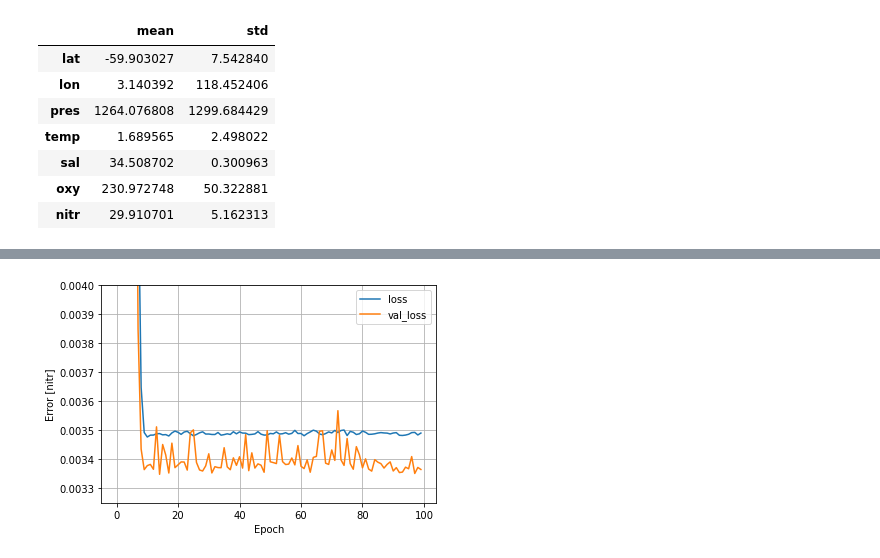
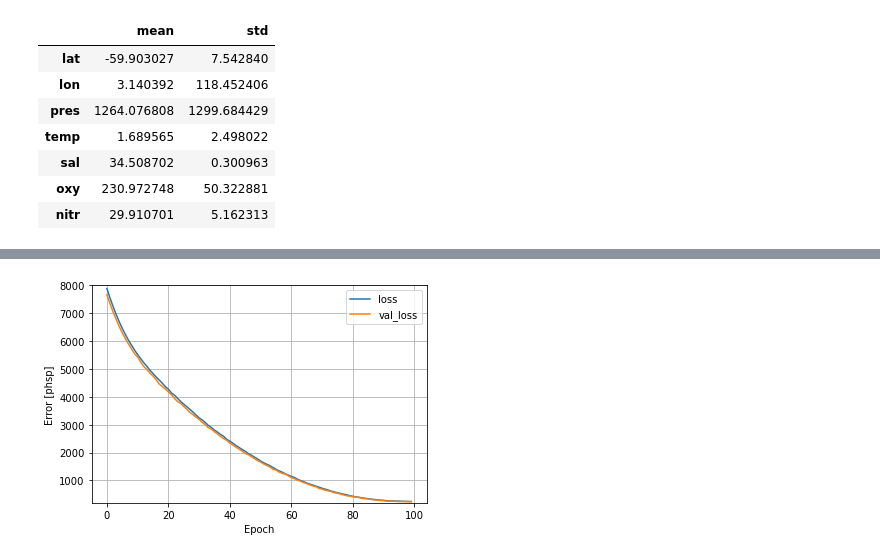
Before and after one commit to ellenrpark/6862-project, a Jupyter notebook: NN_Keras.ipynb, the cells around one changed output, grey strips where cells are left out. Cells and saved outputs as stored; diff of their text form; code cells hidden in the pictures.

```diff
--- a/NN_Keras.ipynb
+++ b/NN_Keras.ipynb
@@ -187,9 +140,18 @@ plot_nitr(x,y)
 # %%
-# multiple input regression
-linear_model = tf.keras.Sequential([
-    normalizer,
+# with permaDropout
+linear_model_sili = tf.keras.Sequential([
+    normalizer, PermaDropout(0.2),
     layers.Dense(units=1)
 ])
-linear_model.compile(
+
+linear_model_sili.compile(
     optimizer=tf.optimizers.Adam(learning_rate=0.001),
     loss='mean_squared_error')
+
+history = linear_model_sili.fit(
+    train_features, train_sili,
+    epochs=100,
+    # suppress logging
+    verbose=1,
+    # Calculate validation results on 20% of the training data
+    validation_split = 0.2)
@@ -196,9 +175,0 @@ linear_model.compile(
-# %%
-%%time
-history = linear_model.fit(
-    train_features, train_phsp,
-    epochs=100,
-    # suppress logging
-    verbose=1,
-    # Calculate validation results on 20% of the training data
-    validation_split = 0.2)
@@ -223,4 +176,10 @@ Wall time: 59 s
-# %%
-plot_loss(history, 0.00325,0.004)
-# %% [output]
-[figure, removed]
+# %%
+plt.plot(history.history['loss'], label='loss')
+plt.plot(history.history['val_loss'], label='val_loss')
+plt.ylim([200, 8000])
+plt.xlabel('Epoch')
+plt.ylabel('Error [phsp]')
+plt.legend()
+plt.grid(True)
+# %% [output]
+[figure, added]
```
Also changed, not shown: parts of 49 cells of this notebook.
